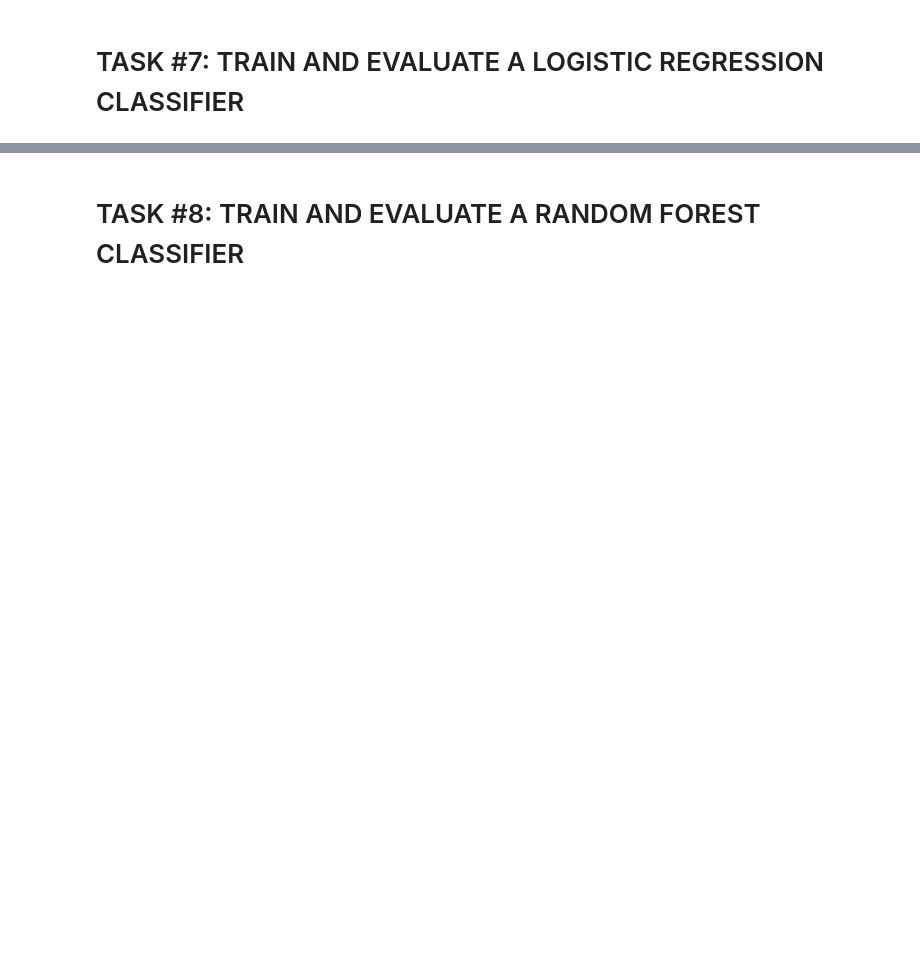
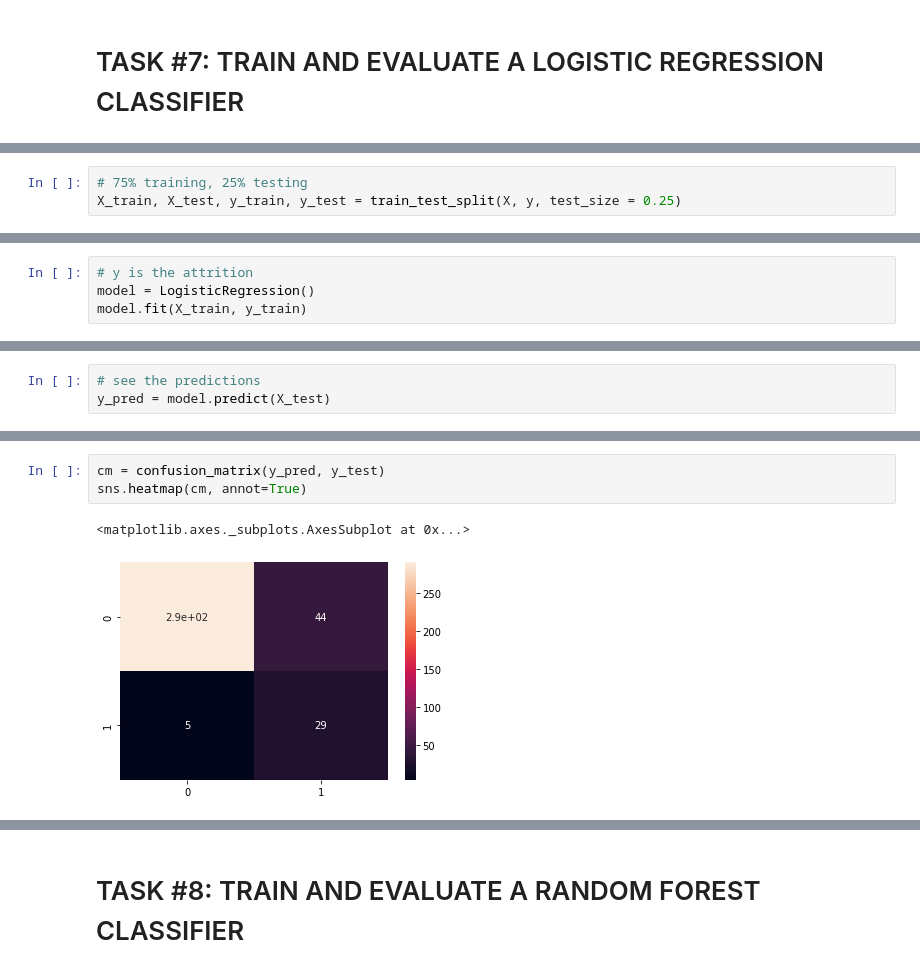
Before and after one commit to aksevenli/Data-Science-for-Business, a Jupyter notebook: Human_Resources_Department_Skeleton.ipynb, the cells around one changed output, grey strips where cells are left out. Saved outputs shown, nothing was run; the diff lists cells and outputs as text; blank space fills up the shorter version.

```diff
--- a/Human_Resources_Department_Skeleton.ipynb
+++ b/Human_Resources_Department_Skeleton.ipynb
@@ -411,0 +412,3 @@ y = employee_df['Attrition']
+# %%
+# 75% training, 25% testing
+X_train, X_test, y_train, y_test = train_test_split(X, y, test_size = 0.25)
@@ -411,0 +426,4 @@ y = employee_df['Attrition']
+# %%
+# y is the attrition
+model = LogisticRegression()
+model.fit(X_train, y_train)
@@ -411,0 +432,3 @@ y = employee_df['Attrition']
+# %%
+# see the predictions
+y_pred = model.predict(X_test)
@@ -411,0 +462,6 @@ y = employee_df['Attrition']
+# %%
+cm = confusion_matrix(y_pred, y_test)
+sns.heatmap(cm, annot=True)
+# %% [output]
+<matplotlib.axes._subplots.AxesSubplot at 0x...>
+[figure, added]
```
Also changed, not shown: parts of 23 cells of this notebook.
